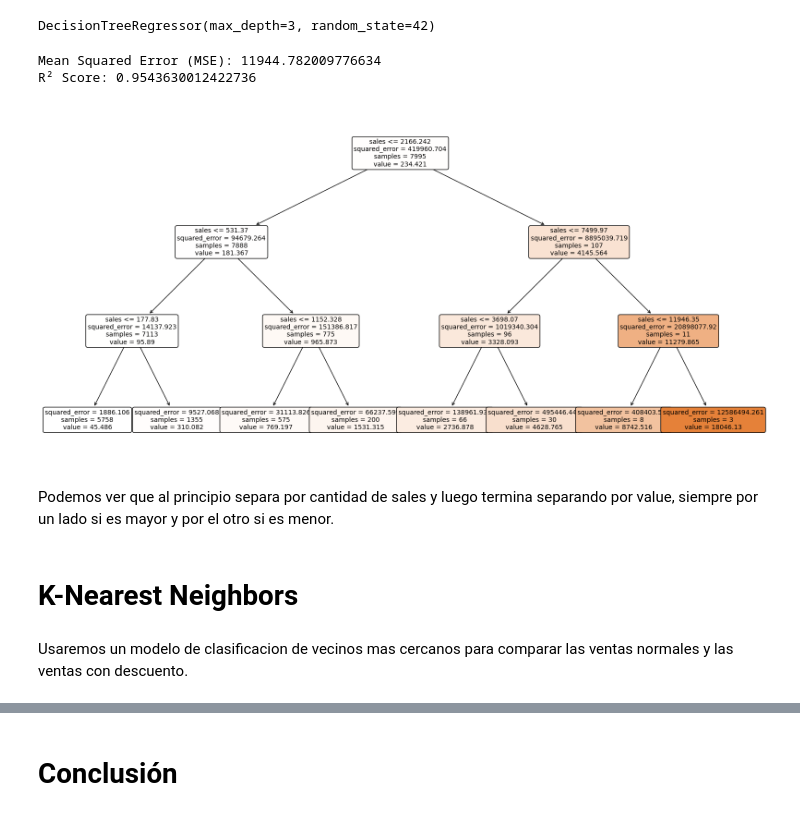
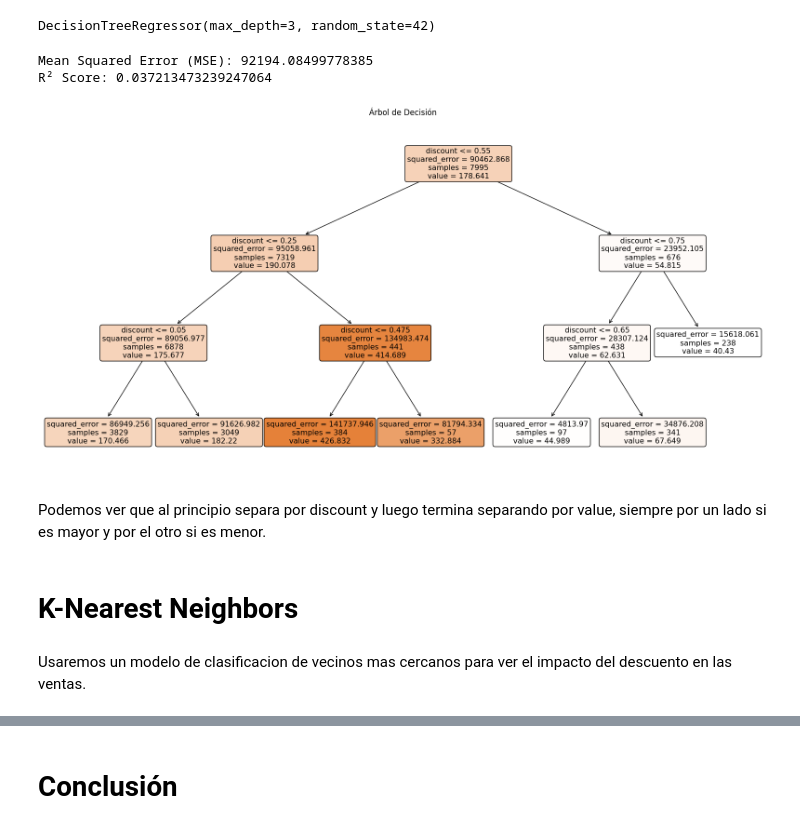
Before and after one commit to AngeloUanini/Superstore-Data, a Jupyter notebook: Proyecto_ParteIII_Uanini.ipynb, the cells around one changed output, grey strips where cells are left out. Drawn from its saved outputs; the diff is of its cells as text; code cells hidden in the pictures.

```diff
--- a/Proyecto_ParteIII_Uanini.ipynb
+++ b/Proyecto_ParteIII_Uanini.ipynb
@@ -324,5 +392,4 @@ from sklearn.tree import DecisionTreeRegressor
 from sklearn.metrics import mean_squared_error, r2_score
 from sklearn.tree import plot_tree
 # %%
-# Convertir variables categóricas en variables dummy (one-hot encoding)
-df = pd.get_dummies(df, columns=['segment', 'category', 'subcategory', 'region', 'city', 'state', 'country'])
+df[['segment', 'category', 'subcategory', 'region', 'city', 'state', 'country']].nunique()
@@ -329,10 +406,10 @@ df = pd.get_dummies(df, columns=['segment', 'category', 'subcategory', 'region',
 # %%
-# Seleccionar características y variable objetivo
-features = df.drop(columns=['order_id', 'order_date', 'ship_date', 'customer', 'manufactory', 'product_name', 'profit_margin'])
-target = df['sales']
+# Definir características y variable objetivo
+X = df[['discount']].values
+y = df['sales'].values
 # %%
 # Dividir los datos en conjuntos de entrenamiento y prueba
-X_train, X_test, y_train, y_test = train_test_split(features, target, test_size=0.2, random_state=42)
+X_train, X_test, y_train, y_test = train_test_split(X, y, test_size=0.2, random_state=1234)
 # %%
 # Crear el modelo
 model = DecisionTreeRegressor(random_state=42, max_depth=3)
@@ -352,21 +429,22 @@ r2 = r2_score(y_test, y_pred)
 print(f"Mean Squared Error (MSE): {mse}")
 print(f"R² Score: {r2}")
 # %% [output]
-Mean Squared Error (MSE): 11944.782009776634
-R² Score: 0.9543630012422736
+Mean Squared Error (MSE): 92194.08499778385
+R² Score: 0.037213473239247064
 # %%
 # Visualizar el árbol de decisión
-plt.figure(figsize=(20,10))
-plot_tree(model, filled=True, feature_names=features.columns, rounded=True, fontsize = 10)
+plt.figure(figsize=(20, 10))
+plot_tree(model, filled=True, feature_names=['discount'], rounded=True)
+plt.title('Árbol de Decisión')
 plt.show()
 # %% [output]
-[figure, old version]
+[figure, new version]
 # %% [markdown]
-Podemos ver que al principio separa por cantidad de sales y luego termina separando por value, siempre por un lado si es mayor y por el otro si es menor.
+Podemos ver que al principio separa por discount y luego termina separando por value, siempre por un lado si es mayor y por el otro si es menor.
 # %% [markdown]
 # **K-Nearest Neighbors**
 # %% [markdown]
-Usaremos un modelo de clasificacion de vecinos mas cercanos para comparar las ventas normales y las ventas con descuento.
+Usaremos un modelo de clasificacion de vecinos mas cercanos para ver el impacto del descuento en las ventas.
 # %%
 # Importamos las librerias necesarias
 from sklearn import neighbors
```
Also changed, not shown: parts of 18 cells of this notebook.
